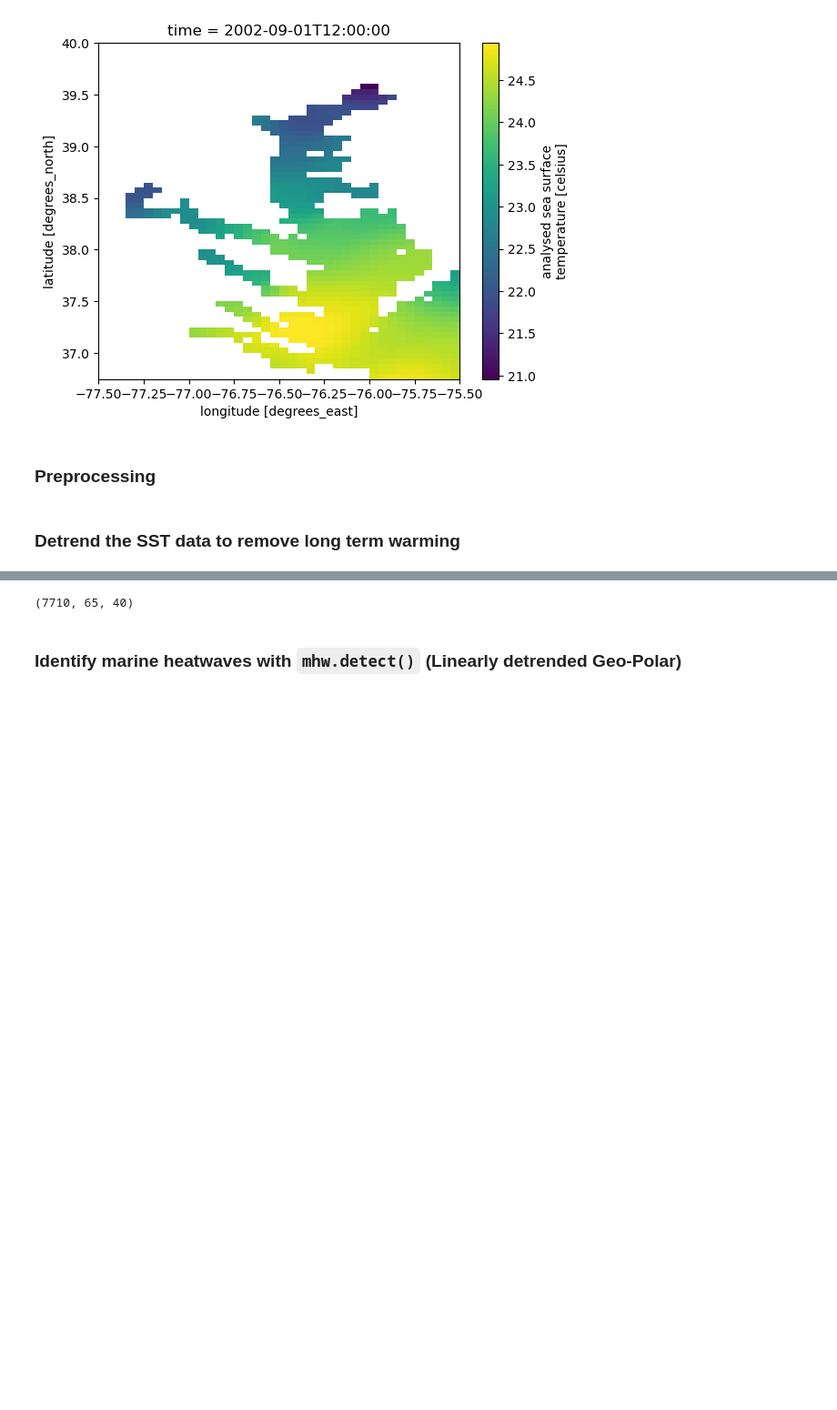
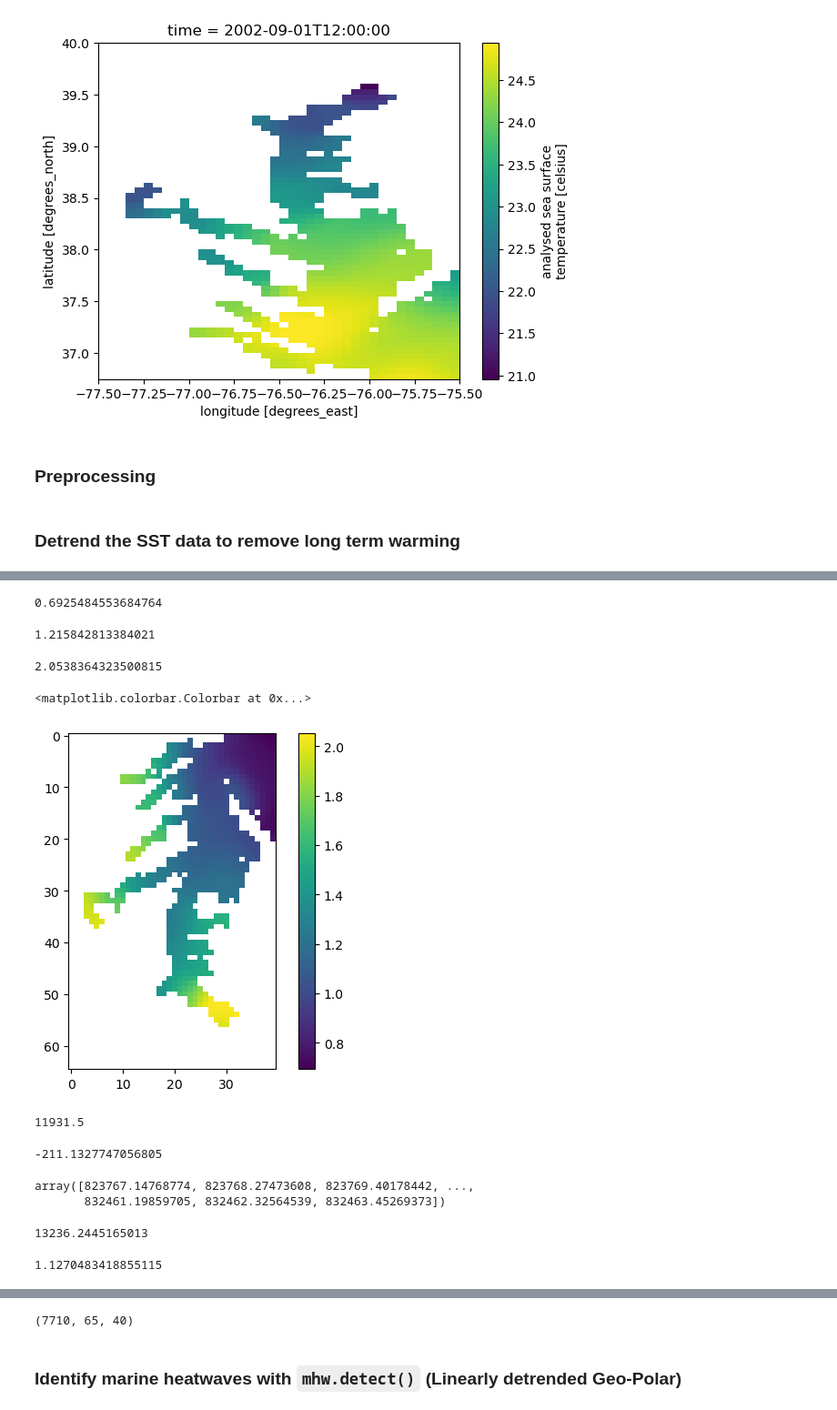
Before and after one commit to rwegener2/chesapeake_mhw, a Jupyter notebook: notebooks/01_intermediate_processing/01b_MHW_calculation_satellites.ipynb, the cells around one changed output, grey strips where cells are left out. Shown at 91% size. Cells and saved outputs as stored; diff of their text form; code cells hidden in the pictures; blank space fills up the shorter version.

```diff
--- a/notebooks/01_intermediate_processing/01b_MHW_calculation_satellites.ipynb
+++ b/notebooks/01_intermediate_processing/01b_MHW_calculation_satellites.ipynb
@@ -29,5 +30,6 @@ from dask.distributed import Client
 import marineHeatWaves as mhw
 # %%
 REPO_ROOT = os.getenv('REPO_ROOT', '/Users/rwegener/repos/chesapeake_mhw')
+REPO_ROOT = Path(REPO_ROOT)
 # %%
 # Folder in which to store processed climatologies and thresholds
@@ -260,8 +261,8 @@ with open(path, 'wb') as handle:
 # %% [markdown]
 ### Open Geo-Polar SST
 # %%
-path = os.path.join(
-    REPO_ROOT, 'data/raw',
+path = (
+    REPO_ROOT / 'data/raw' /
     'L4_GHRSST-SSTfnd-Geo_Polar_Blended_Night-GLOB-v02.0-fv01.0_CB_20020901_20230831.nc'
 )
 geopolar = xr.open_dataset(path).analysed_sst
@@ -289,0 +293,25 @@ sst_np = geopolar.values
+# %%
+def sst_trend(sst_np: np.ndarray, time_ordinal: np.ndarray) -> np.ndarray:
+    """
+    Given a 3D numpy array of SST values this function returns a SST array with
+    the long term warming signal. Long term warming is assumed to be linear.
+    """
+    sst_da = da.from_array(sst_np, chunks=(-1, 20, 20))
+
+    # define a wrapper to rearrange arguments
+    def func1d(arr, time):
+        def mxplusb(x, m, b):
+            return m*x + b
+
+        res = stats.linregress(time, arr)
+        starting_temp = mxplusb(time[0], res.slope, res.intercept)
+        slope_per_decade = res.slope*365*10
+        print(slope_per_decade)
+        return (res.slope*365*10, res.intercept)
+
+    def block_func(block, **kwargs):
+        return np.apply_along_axis(func1d, 0, block, **kwargs)
+
+    detrended_sst = sst_da.map_blocks(block_func, meta=sst_da, time=time_ordinal)
+    detrended_sst = detrended_sst.compute()
+    return detrended_sst
@@ -289,0 +322,2 @@ sst_np = geopolar.values
+# %%
+out = sst_trend(sst_np, time_ordinal)
@@ -289,0 +342,18 @@ sst_np = geopolar.values
+# %%
+np.nanmin(out[0, :])
+# %% [output]
+0.6925484553684764
+# %%
+np.nanmean(out[0, :])
+# %% [output]
+1.215842813384021
+# %%
+np.nanmax(out[0, :])
+# %% [output]
+2.0538364323500815
+# %%
+plt.imshow(out[0, :])
+plt.colorbar()
+# %% [output]
+<matplotlib.colorbar.Colorbar at 0x...>
+[figure, added]
@@ -289,0 +373,21 @@ sst_np = geopolar.values
+# %%
+t1
+# %% [output]
+11931.5
+# %%
+out[1, 25, 25]
+# %% [output]
+-211.1327747056805
+# %%
+mxplusb(time_ordinal, out[0, 25, 25], out[1, 25, 25]) -
+# %% [output]
+array([823767.14768774, 823768.27473608, 823769.40178442, ...,
+       832461.19859705, 832462.32564539, 832463.45269373])
+# %%
+mxplusb(t1, out[0, 25, 25], out[1, 25, 25])
+# %% [output]
+13236.2445165013
+# %%
+out[0, 25, 25]
+# %% [output]
+1.1270483418855115
```
Also changed, not shown: parts of 28 cells of this notebook, 23 other files.
